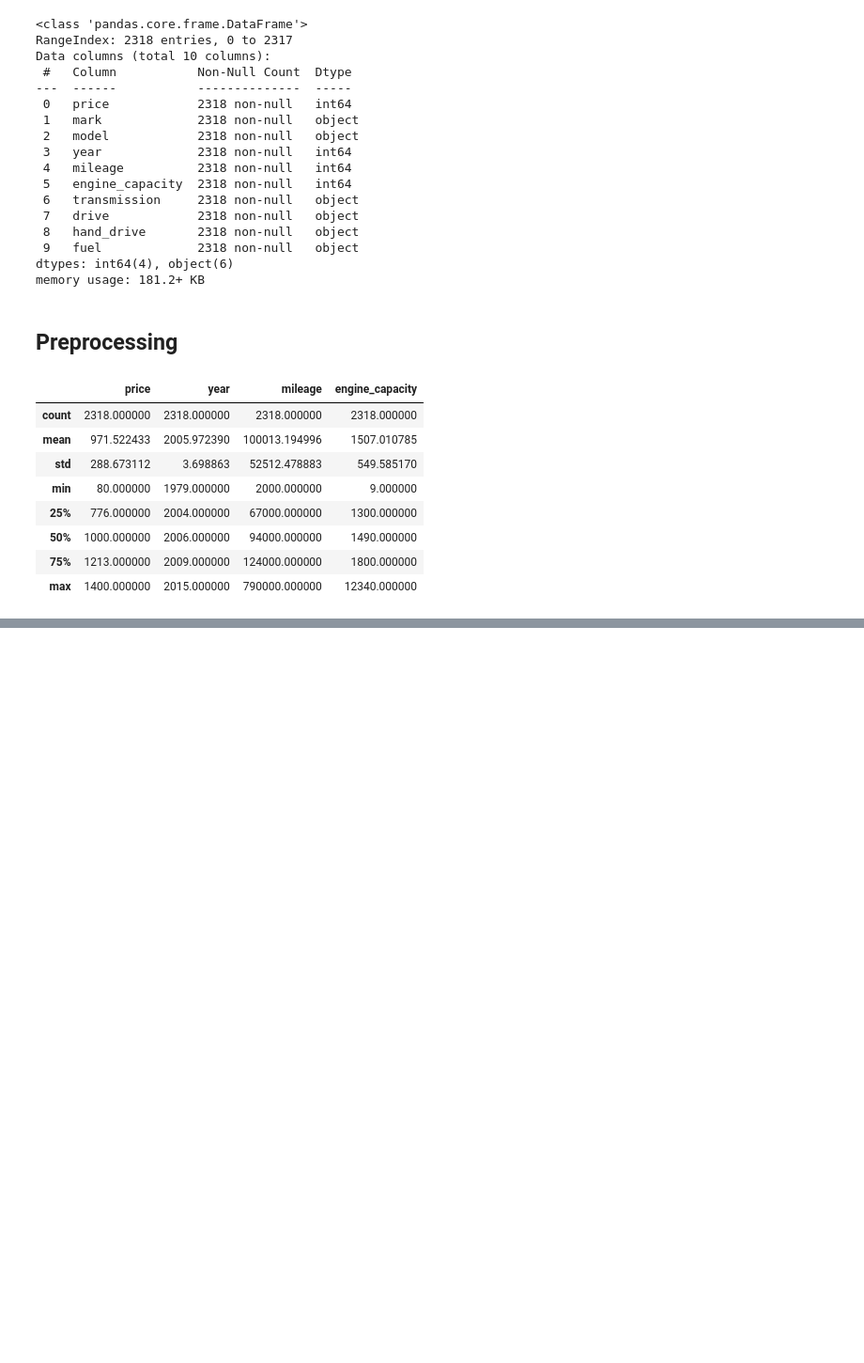
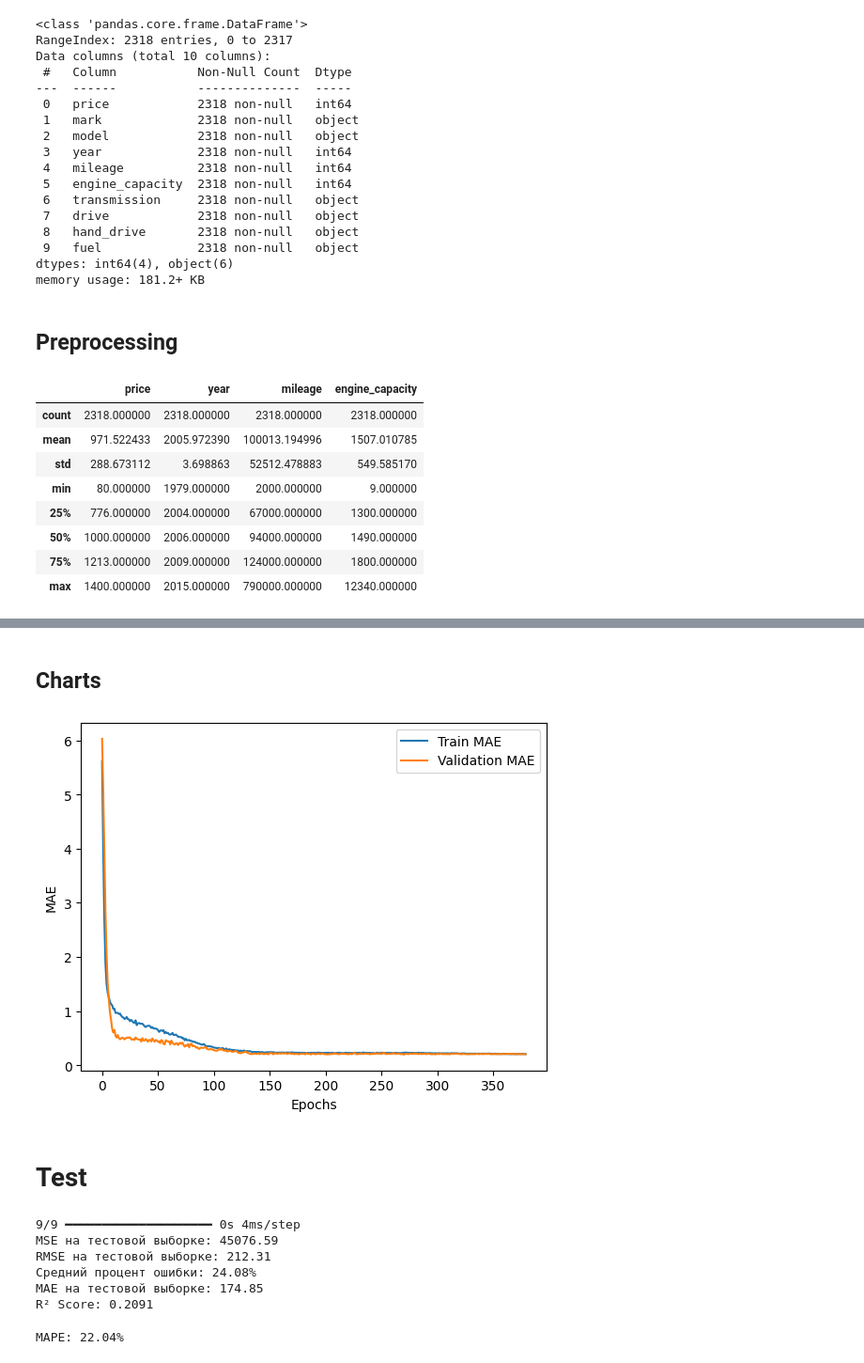
Before and after one commit to himynameisartem/japanese-cars-price-regression, a Jupyter notebook: japanese-cars-price-regression.ipynb, the cells around one changed output, grey strips where cells are left out. Shown at 94% size. Cells and saved outputs as stored; diff of their text form; code cells hidden in the pictures; blank space fills up the shorter version.

```diff
--- a/japanese-cars-price-regression.ipynb
+++ b/japanese-cars-price-regression.ipynb
@@ -146,0 +153,6 @@ df_encoded.head()
+# %%
+X = df_encoded.drop(columns=['price', 'price_log'])
+y = df_encoded['price_log']
+
+X_train, X_temp, y_train, y_temp = train_test_split(X, y, test_size=0.3, random_state=42)
+X_val, X_test, y_val, y_test = train_test_split(X_temp, y_temp, test_size=0.5, random_state=42)
@@ -146,0 +182,2 @@ df_encoded.head()
+# %%
+model.compile(optimizer=Adam(learning_rate=0.001), loss='mse', metrics=['mae'])
@@ -146,0 +186,15 @@ df_encoded.head()
+# %%
+early_stop = EarlyStopping(
+    monitor='val_loss',
+    patience=80,
+    restore_best_weights=True,
+    verbose=1
+)
+
+reduce_lr = ReduceLROnPlateau(
+    monitor='val_loss',
+    factor=0.5,
+    patience=25,
+    min_lr=1e-7,
+    verbose=1
+)
@@ -146,0 +203,9 @@ df_encoded.head()
+# %%
+history = model.fit(
+    X_train, y_train,
+    validation_data=(X_val, y_val),
+    epochs=400,
+    batch_size=32,
+    callbacks=[early_stop, reduce_lr],
+    verbose=1
+)
@@ -146,0 +230,46 @@ df_encoded.head()
+# %% [markdown]
+## Charts
+# %%
+plt.plot(history.history['mae'], label='Train MAE')
+plt.plot(history.history['val_mae'], label='Validation MAE')
+plt.xlabel('Epochs')
+plt.ylabel('MAE')
+plt.legend()
+plt.show()
+# %% [output]
+[figure, added]
+# %% [markdown]
+# Test
+# %%
+y_pred_log = model.predict(X_test)
+
+y_pred = np.expm1(y_pred_log)
+y_test_original = np.expm1(y_test)
+
+mse = mean_squared_error(y_test_original, y_pred)
+print(f"MSE на тестовой выборке: {mse:.2f}")
+
+rmse = np.sqrt(mse)
+print(f"RMSE на тестовой выборке: {rmse:.2f}")
+
+mean_price = y_test_original.mean()
+percentage_error = (rmse / mean_price) * 100
+print(f"Средний процент ошибки: {percentage_error:.2f}%")
+
+mae = mean_absolute_error(y_test_original, y_pred)
+print(f"MAE на тестовой выборке: {mae:.2f}")
+
+r2 = r2_score(y_test_original, y_pred)
+print(f"R² Score: {r2:.4f}")
+# %% [output]
+9/9 ━━━━━━━━━━━━━━━━━━━━ 0s 4ms/step
+MSE на тестовой выборке: 45076.59
+RMSE на тестовой выборке: 212.31
+Средний процент ошибки: 24.08%
+MAE на тестовой выборке: 174.85
+R² Score: 0.2091
+# %%
+mape = mean_absolute_percentage_error(y_test_original, y_pred) * 100
+print(f"MAPE: {mape:.2f}%")
+# %% [output]
+MAPE: 22.04%
```
Also changed, not shown: parts of 18 cells of this notebook.
